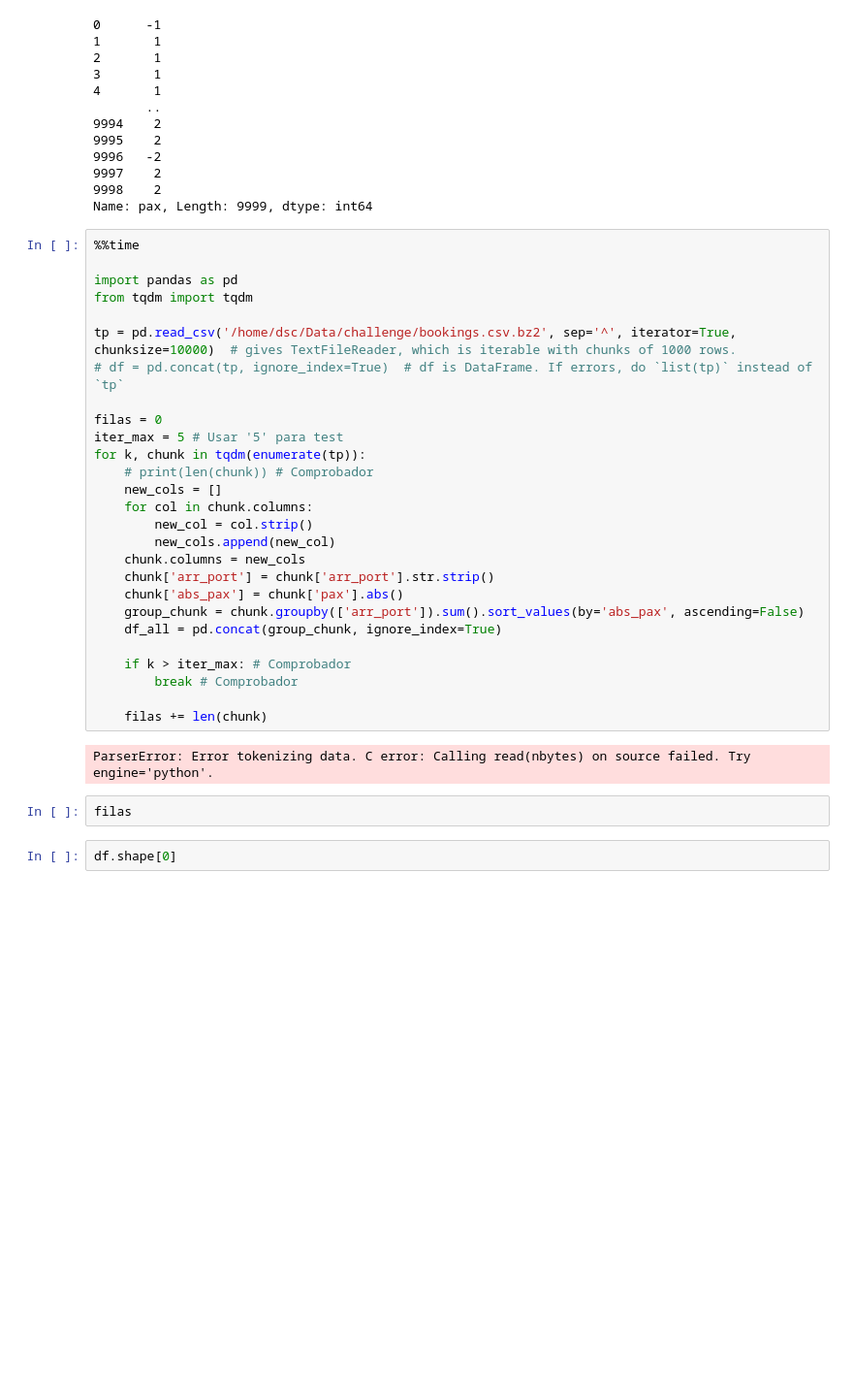
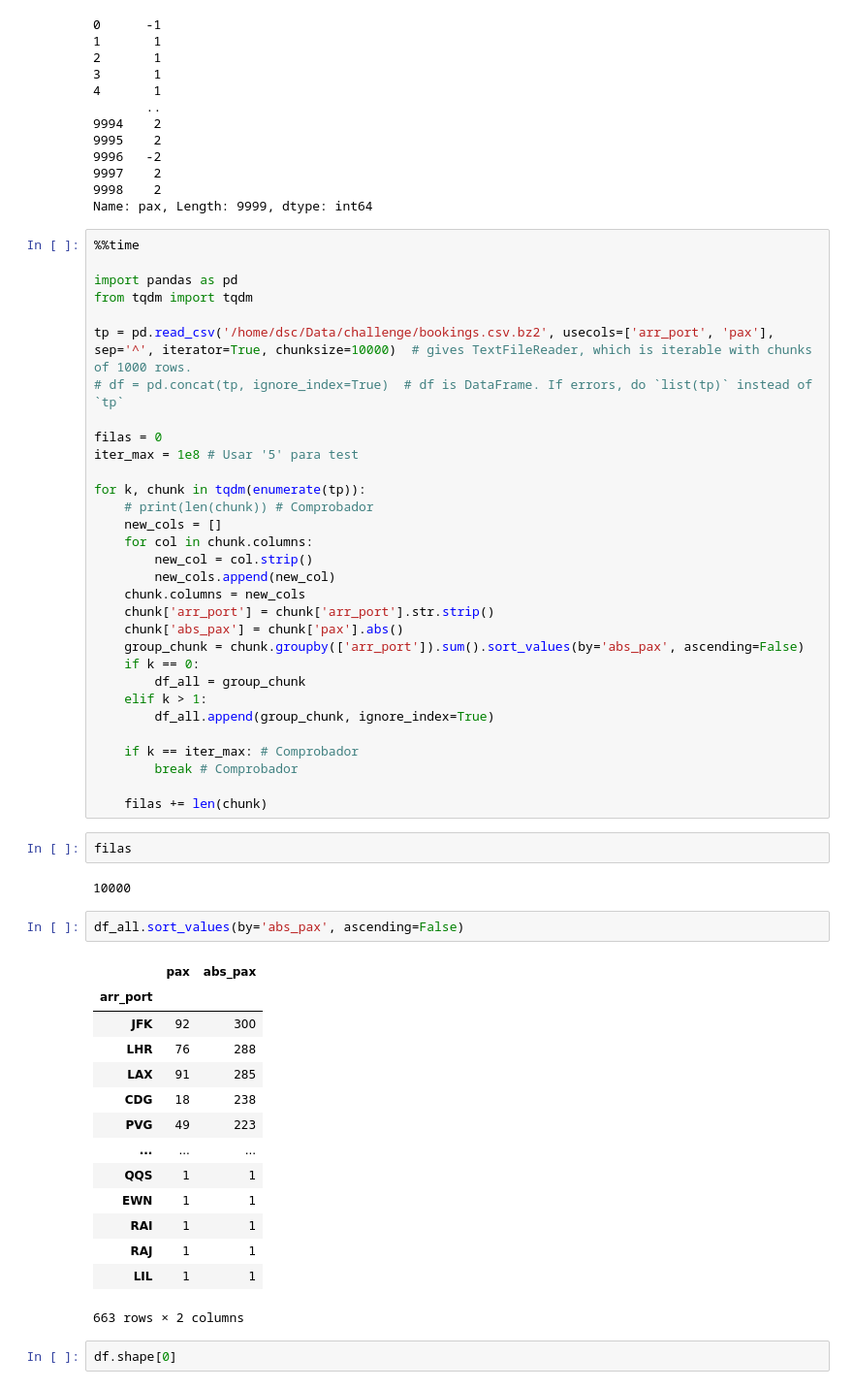
Before and after one commit to malonsol/mario, a Jupyter notebook: challenge/DS_Challenge_Mario.ipynb, the cells around one changed output. Shown at 97% size. Cells and saved outputs as stored; diff of their text form; blank space fills up the shorter version.

```diff
--- a/challenge/DS_Challenge_Mario.ipynb
+++ b/challenge/DS_Challenge_Mario.ipynb
@@ -370,11 +371,12 @@ Name: pax, Length: 9999, dtype: int64
 import pandas as pd
 from tqdm import tqdm
 
-tp = pd.read_csv('/home/dsc/Data/challenge/bookings.csv.bz2', sep='^', iterator=True, chunksize=10000)  # gives TextFileReader, which is iterable with chunks of 1000 rows.
+tp = pd.read_csv('/home/dsc/Data/challenge/bookings.csv.bz2', usecols=['arr_port', 'pax'], sep='^', iterator=True, chunksize=10000)  # gives TextFileReader, which is iterable with chunks of 1000 rows.
 # df = pd.concat(tp, ignore_index=True)  # df is DataFrame. If errors, do `list(tp)` instead of `tp`
 
 filas = 0
-iter_max = 5 # Usar '5' para test
+iter_max = 1e8 # Usar '5' para test
+
 for k, chunk in tqdm(enumerate(tp)):
     # print(len(chunk)) # Comprobador
     new_cols = []
@@ -385,16 +387,36 @@ for k, chunk in tqdm(enumerate(tp)):
     chunk['arr_port'] = chunk['arr_port'].str.strip()
     chunk['abs_pax'] = chunk['pax'].abs()
     group_chunk = chunk.groupby(['arr_port']).sum().sort_values(by='abs_pax', ascending=False)
-    df_all = pd.concat(group_chunk, ignore_index=True)
+    if k == 0:
+        df_all = group_chunk
+    elif k > 1:
+        df_all.append(group_chunk, ignore_index=True)
 
-    if k > iter_max: # Comprobador
+    if k == iter_max: # Comprobador
         break # Comprobador
 
     filas += len(chunk)
-# %% [output]
-ParserError: Error tokenizing data. C error: Calling read(nbytes) on source failed. Try engine='python'.
 # %%
 filas
+# %% [output]
+10000
+# %%
+df_all.sort_values(by='abs_pax', ascending=False)
+# %% [output]
+|  | pax | abs_pax |
+| arr_port |  |  |
+| JFK | 92 | 300 |
+| LHR | 76 | 288 |
+| LAX | 91 | 285 |
+| CDG | 18 | 238 |
+| PVG | 49 | 223 |
+| ... | ... | ... |
+| QQS | 1 | 1 |
+| EWN | 1 | 1 |
+| RAI | 1 | 1 |
+| RAJ | 1 | 1 |
+| LIL | 1 | 1 |
+663 rows × 2 columns
 # %%
 df.shape[0]
 # %% [output]
```
Also changed, not shown: parts of 4 cells of this notebook.
